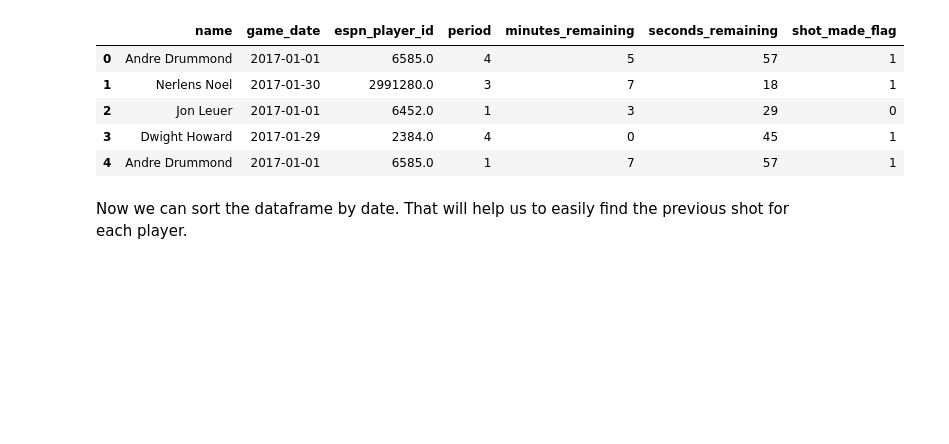
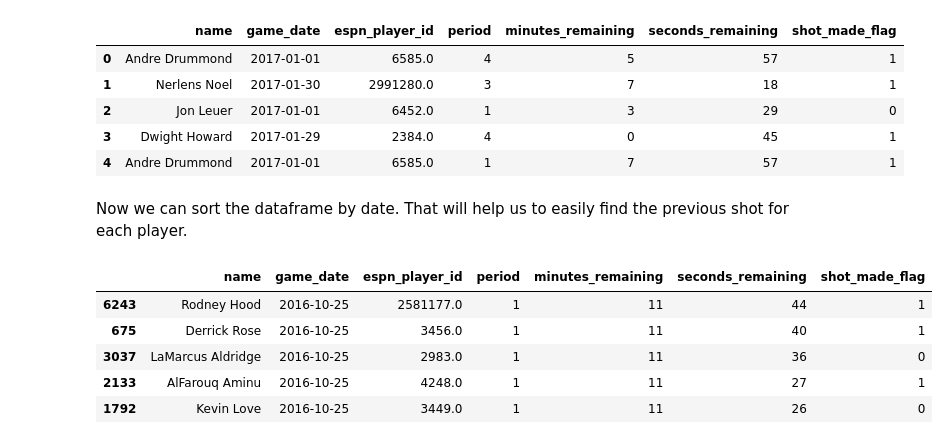
Before and after one commit to pbyrnes/hotHand, a Jupyter notebook: notebooks/hotHandEffect.ipynb, the cells around one changed output. Saved outputs shown, nothing was run; the diff lists cells and outputs as text; code cells hidden in the pictures; blank space fills up the shorter version.

```diff
--- a/notebooks/hotHandEffect.ipynb
+++ b/notebooks/hotHandEffect.ipynb
@@ -82,3 +82,13 @@ shots.head()
 | 4 | Andre Drummond | 2017-01-01 | 6585.0 | 1 | 7 | 57 | 1 |
 # %% [markdown]
 Now we can sort the dataframe by date.  That will help us to easily find the previous shot for each player.
+# %%
+shots = shots.sort_values(by=['game_date','period','minutes_remaining','seconds_remaining'],axis=0,ascending=[True,True,False,False])
+shots.head()
+# %% [output]
+|  | name | game_date | espn_player_id | period | minutes_remaining | seconds_remaining | shot_made_flag |
+| 6243 | Rodney Hood | 2016-10-25 | 2581177.0 | 1 | 11 | 44 | 1 |
+| 675 | Derrick Rose | 2016-10-25 | 3456.0 | 1 | 11 | 40 | 1 |
+| 3037 | LaMarcus Aldridge | 2016-10-25 | 2983.0 | 1 | 11 | 36 | 0 |
+| 2133 | AlFarouq Aminu | 2016-10-25 | 4248.0 | 1 | 11 | 27 | 1 |
+| 1792 | Kevin Love | 2016-10-25 | 3449.0 | 1 | 11 | 26 | 0 |
```
Also changed, not shown: parts of 10 cells of this notebook.
